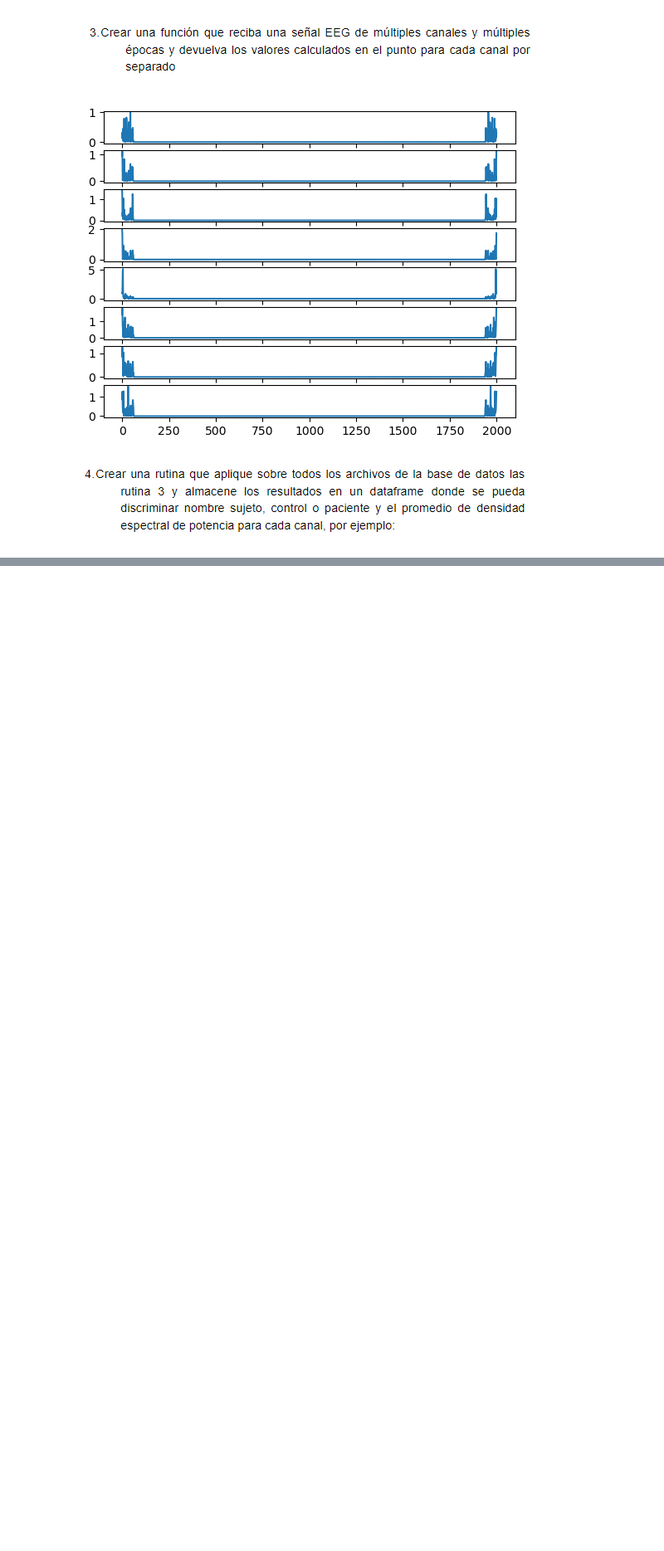
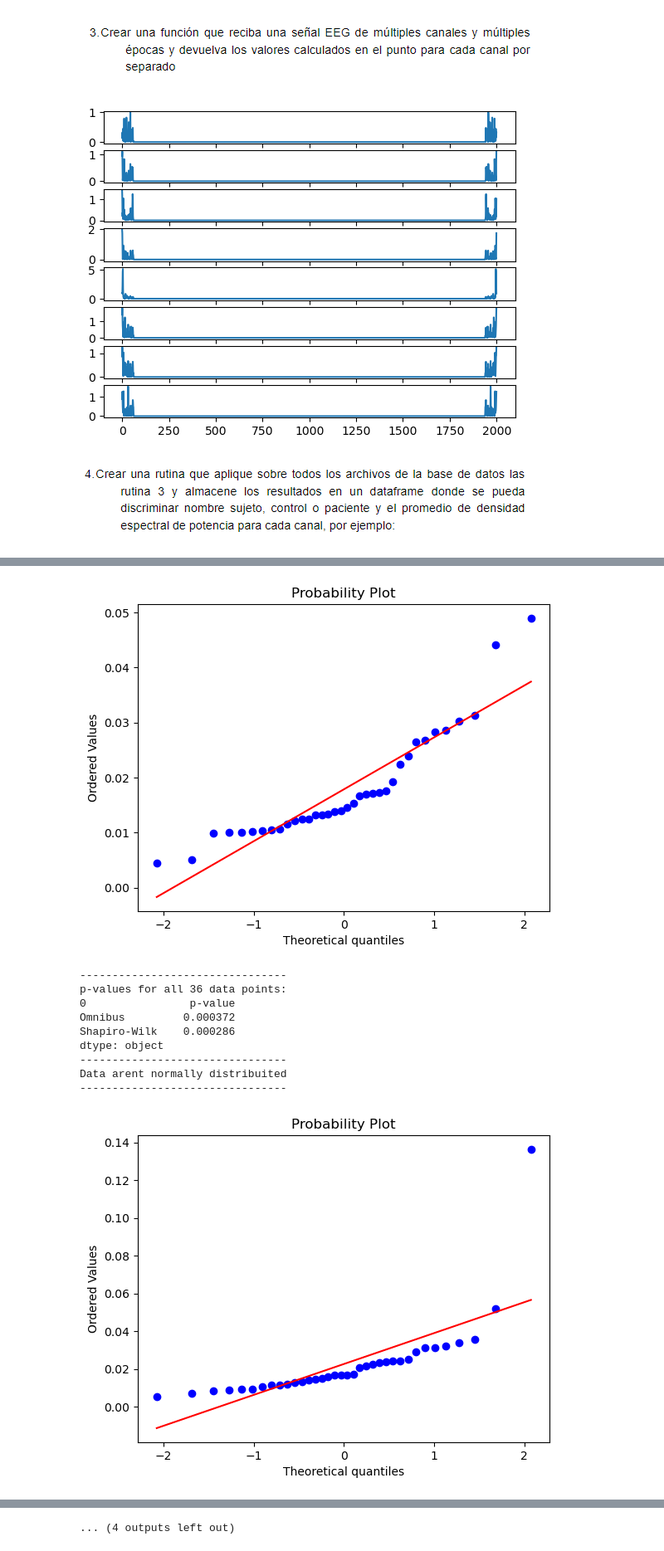
Before and after one commit to Astolfo2332/Parkinson_difference, a Jupyter notebook: Proyecto_1.ipynb, the cells around one changed output, grey strips where cells are left out. Shown at 83% size. Drawn from its saved outputs; the diff is of its cells as text; code cells hidden in the pictures; blank space fills up the shorter version.

```diff
--- a/Proyecto_1.ipynb
+++ b/Proyecto_1.ipynb
@@ -209,0 +216,49 @@ plt.show()
+# %%
+def check_normality(data):
+    '''Check if the distribution is normal.'''
+
+    # --- >>> START stats <<< ---
+    # Graphical test: if the data lie on a line, they are pretty much
+    # normally distributed
+    _ = stats.probplot(data, plot=plt)
+    plt.show()
+
+    pVals = pd.Series('p-value')
+    # The scipy normaltest is based on D-Agostino and Pearsons test that
+    # combines skew and kurtosis to produce an omnibus test of normality.
+    _, pVals['Omnibus']    = stats.normaltest(data)
+
+    # Shapiro-Wilk test
+    _, pVals['Shapiro-Wilk']    = stats.shapiro(data)
+
+    print('--------------------------------')
+    print('p-values for all {0} data points:'.format(len(data)))
+    print(pVals)
+    print('--------------------------------')
+
+    if pVals['Omnibus'] > 0.05:
+        print('Data are normally distributed')
+    elif pVals['Shapiro-Wilk'] > 0.05:
+        print('Data are normally distributed')
+    else:
+        print("Data arent normally distribuited")
+    # --- >>> STOP stats <<< ---
+    print('--------------------------------')
+
+    return [pVals['Shapiro-Wilk'],pVals['Omnibus']]
+# %%
+for i in names[1:]: #Se aplica la prueba de normalidad a cada canal de los pacientes control
+    c=df.loc[1:36,i]
+    x=check_normality(c)
+# %% [output]
+[figure, added]
+--------------------------------
+p-values for all 36 data points:
+0                p-value
+Omnibus         0.000372
+Shapiro-Wilk    0.000286
+dtype: object
+--------------------------------
+Data arent normally distribuited
+--------------------------------
+[figure, added]
@@ -209,0 +314 @@ plt.show()
+... (4 outputs left out)
```
Also changed, not shown: parts of 9 cells of this notebook.
